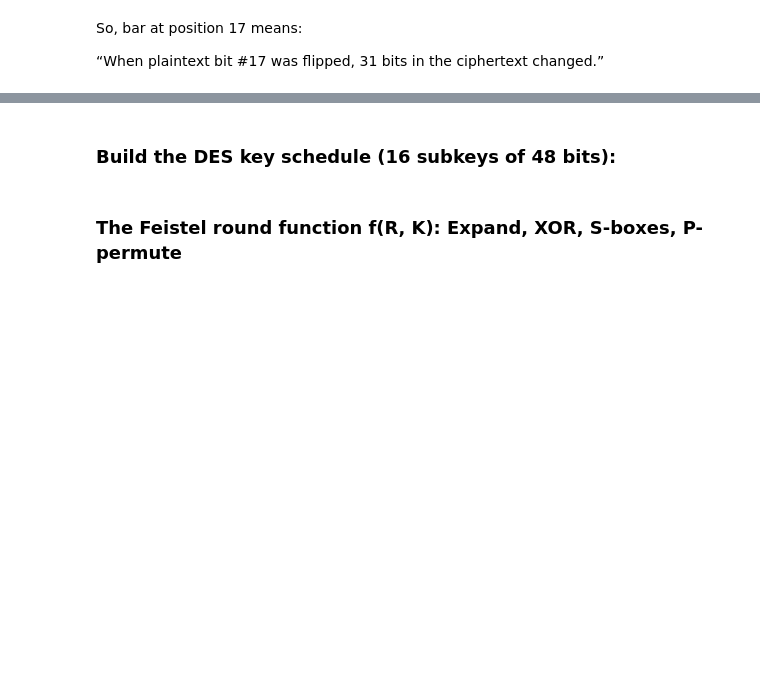
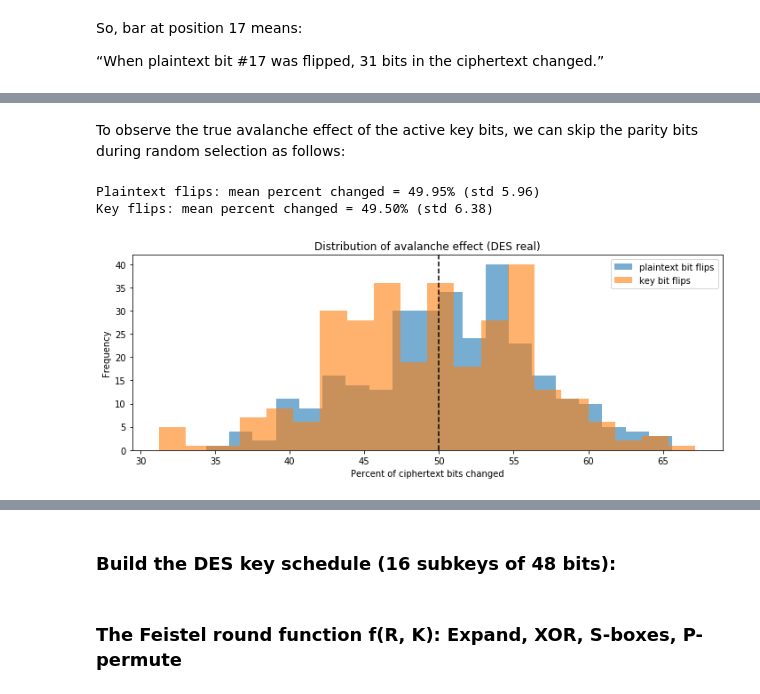
Before and after one commit to JMALMIRA/cryptography, a Jupyter notebook: Practice_3_DES_Demonstrating_Confusion_and_Diffusion.ipynb, the cells around one changed output, grey strips where cells are left out. Cells and saved outputs as stored; diff of their text form; code cells hidden in the pictures; blank space fills up the shorter version.

```diff
--- a/Practice_3_DES_Demonstrating_Confusion_and_Diffusion.ipynb
+++ b/Practice_3_DES_Demonstrating_Confusion_and_Diffusion.ipynb
@@ -376,0 +276,49 @@ This Markdown clearly explains all the visualizations from the manual DES sectio
+# %% [markdown]
+To observe the true avalanche effect of the active key bits, we can skip the parity bits during random selection as follows:
+# %%
+# Statistical experiment: random keys/plaintexts — show distribution of avalanche
+# percentages when flipping one random plaintext bit (repeat many times)
+import random
+# Select a random active bit index (skipping parity bits at 7, 15, 23, 31, 39, 47, 55, 63)
+active_indices = [i for i in range(64) if (i + 1) % 8 != 0]
+
+def avalanche_experiment_real(num_trials=2000, flip_key=False):
+    distances = []
+    for _ in range(num_trials):
+        key_r = get_random_bytes(8)
+        plain_r = get_random_bytes(8)
+        ct = des_encrypt_block(key_r, plain_r)
+        # flip a random plaintext bit or key bit
+
+        if not flip_key:
+            i = random.choice(active_indices)
+            plain_r2 = flip_bit_in_bytes(plain_r, i)
+            ct2 = des_encrypt_block(key_r, plain_r2)
+        else:
+            i = random.choice(active_indices)
+            key_r2 = flip_bit_in_bytes(key_r, i)
+            ct2 = des_encrypt_block(key_r2, plain_r)
+        distances.append(percent_changed(bytes_to_bits(ct), bytes_to_bits(ct2)))
+    return np.array(distances)
+
+# Run experiments
+plain_flip_stats = avalanche_experiment_real(300, flip_key=False)
+key_flip_stats = avalanche_experiment_real(300, flip_key=True)
+
+print("Plaintext flips: mean percent changed = {:.2f}% (std {:.2f})".format(plain_flip_stats.mean(), plain_flip_stats.std()))
+print("Key flips: mean percent changed = {:.2f}% (std {:.2f})".format(key_flip_stats.mean(), key_flip_stats.std()))
+
+plt.figure(figsize=(10,4))
+plt.hist(plain_flip_stats, bins=20, alpha=0.6, label='plaintext bit flips')
+plt.hist(key_flip_stats, bins=20, alpha=0.6, label='key bit flips')
+plt.axvline(50, color='k', linestyle='--')
+plt.xlabel('Percent of ciphertext bits changed')
+plt.ylabel('Frequency')
+plt.title('Distribution of avalanche effect (DES real)')
+plt.legend()
+plt.tight_layout()
+plt.show()
+# %% [output]
+Plaintext flips: mean percent changed = 49.95% (std 5.96)
+Key flips: mean percent changed = 49.50% (std 6.38)
+[figure, added]
```
Also changed, not shown: parts of 28 cells of this notebook.
